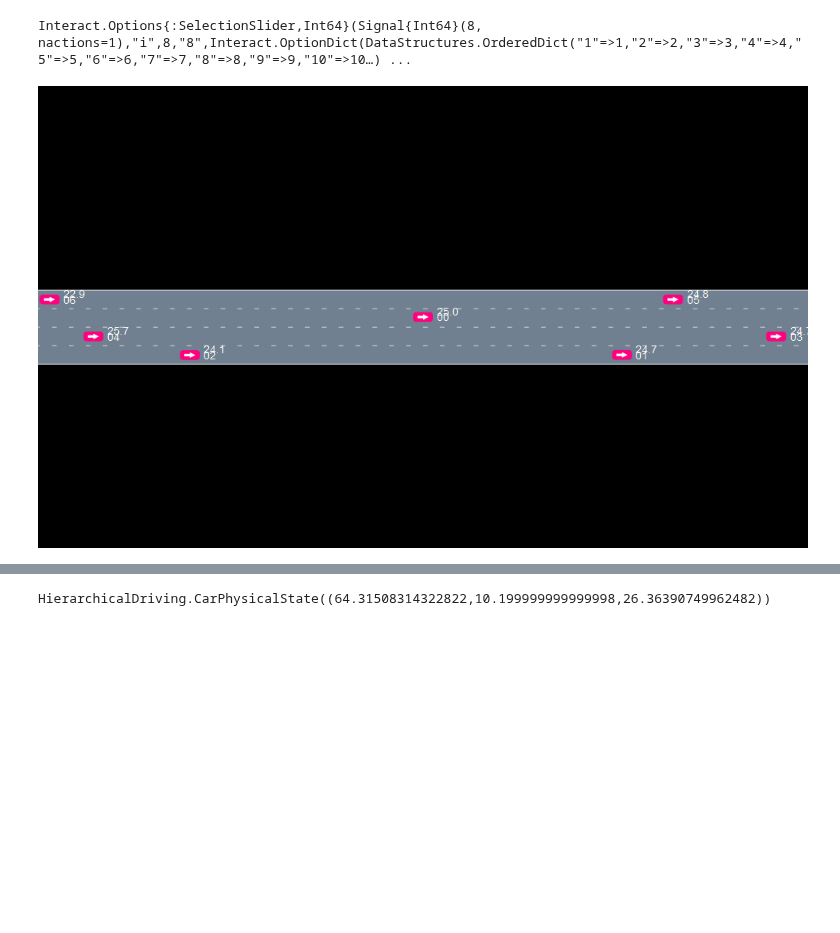
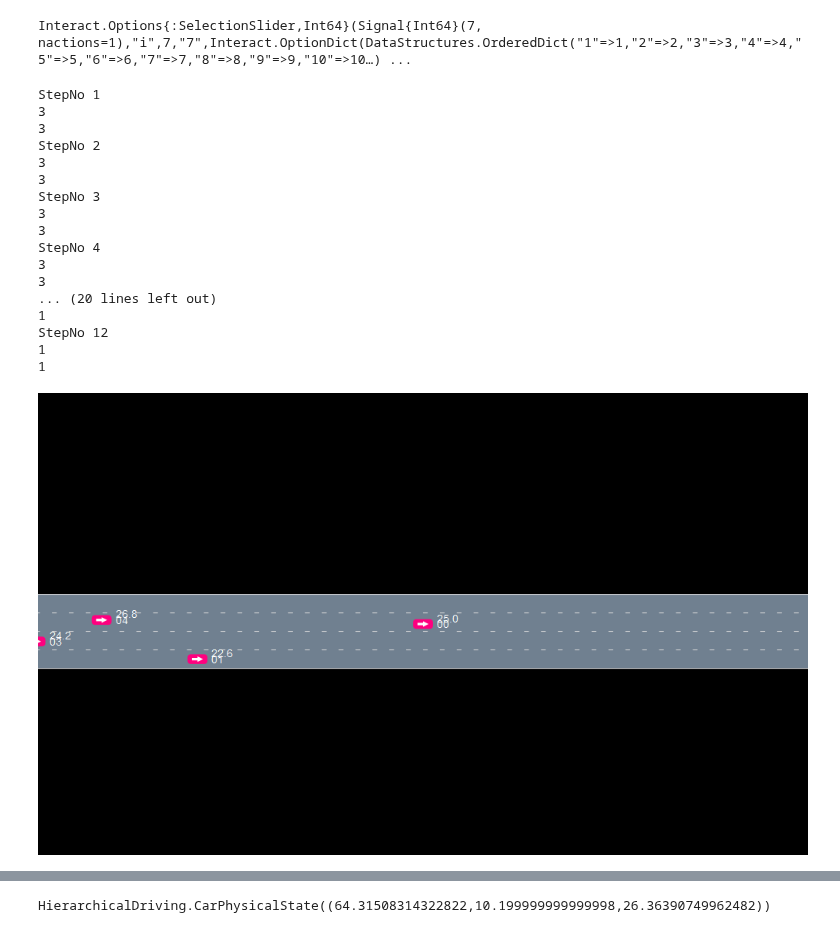
Before and after one commit to ekhlasssonu/HierarchicalDriving.jl, a Jupyter notebook: notebooks/Visualization.ipynb, the cells around one changed output, grey strips where cells are left out. Cells and saved outputs as stored; diff of their text form; code cells hidden in the pictures; blank space fills up the shorter version.

```diff
--- a/notebooks/Visualization.ipynb
+++ b/notebooks/Visualization.ipynb
@@ -10,7 +10,7 @@ import Base: ==, +, *, -, <, >, copy, Random, hash
 # %% [output]
 [interactive output not drawn]
 # %%
-HORIZON = 15
+HORIZON = 13
 TIME_STEP = 0.3
 lb_x = (AVG_HWY_VELOCITY - 5.0) * TIME_STEP * HORIZON
 ub_x = (AVG_HWY_VELOCITY + 5.0) * TIME_STEP * HORIZON
@@ -89,14 +87,37 @@ Success Rate: 0.61,0.98
 # %%
-i = 5
+i = 2
 #policy = RandomPolicy(p)
 policy = subintentional_lowlevel_policy(p);
 hr = HistoryRecorder(max_steps = p.HORIZON, rng = MersenneTwister(i));
 hist = simulate(hr, p, policy);
+for stepno in 1:n_steps(hist)
+    act = action(policy, state_hist(hist)[stepno])
+    println("StepNo $stepno")
+    println(act)
+    println(action(policy, state_hist(hist)[stepno]))
+end
 @manipulate for i in 1:n_steps(hist)+1
     (p,state_hist(hist)[i],SceneOverlay[CarVelOverlay(), CarIDOverlay()])
 end
 # %% [output]
-Interact.Options{:SelectionSlider,Int64}(Signal{Int64}(8, nactions=1),"i",8,"8",Interact.OptionDict(DataStructures.OrderedDict("1"=>1,"2"=>2,"3"=>3,"4"=>4,"5"=>5,"6"=>6,"7"=>7,"8"=>8,"9"=>9,"10"=>10…) ...
+Interact.Options{:SelectionSlider,Int64}(Signal{Int64}(7, nactions=1),"i",7,"7",Interact.OptionDict(DataStructures.OrderedDict("1"=>1,"2"=>2,"3"=>3,"4"=>4,"5"=>5,"6"=>6,"7"=>7,"8"=>8,"9"=>9,"10"=>10…) ...
+StepNo 1
+3
+3
+StepNo 2
+3
+3
+StepNo 3
+3
+3
+StepNo 4
+3
+3
+... (20 lines left out)
+1
+StepNo 12
+1
+1
-[figure, old version]
+[figure, new version]
 # %%
 solver = DPWSolver(depth=p.HORIZON,
```
Also changed, not shown: parts of 3 cells of this notebook, 16 other files.
